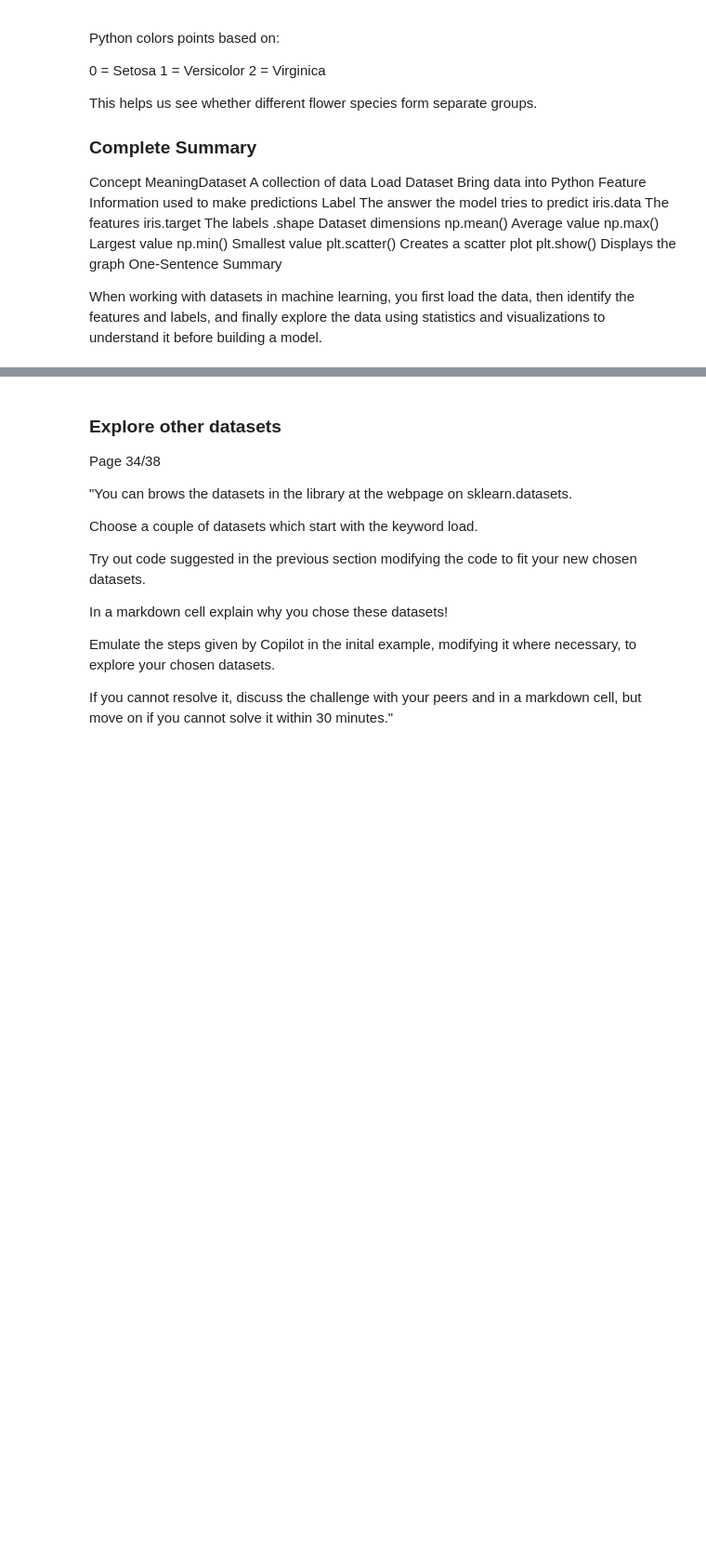
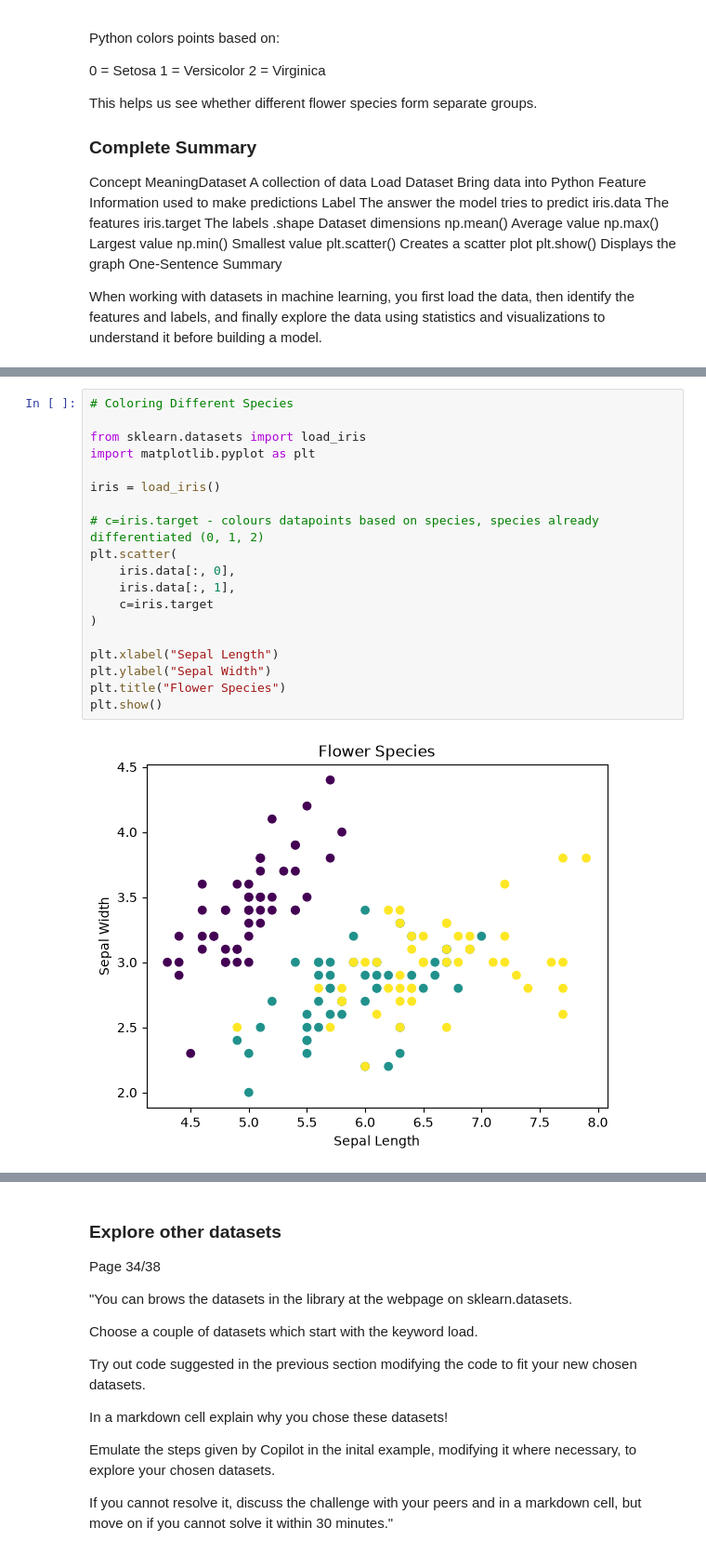
Before and after one commit to hazw15/ai-for-the-arts, a Jupyter notebook: coding_exercises.ipynb, the cells around one changed output, grey strips where cells are left out. Shown at 93% size. Drawn from its saved outputs; the diff is of its cells as text; blank space fills up the shorter version.

```diff
--- a/coding_exercises.ipynb
+++ b/coding_exercises.ipynb
@@ -740,0 +859,21 @@ ModuleNotFoundError: No module named 'sklearn'
+# %%
+# Coloring Different Species
+
+from sklearn.datasets import load_iris
+import matplotlib.pyplot as plt
+
+iris = load_iris()
+
+# c=iris.target - colours datapoints based on species, species already differentiated (0, 1, 2)
+plt.scatter(
+    iris.data[:, 0],
+    iris.data[:, 1],
+    c=iris.target
+)
+
+plt.xlabel("Sepal Length")
+plt.ylabel("Sepal Width")
+plt.title("Flower Species")
+plt.show()
+# %% [output]
+[figure, added]
```
Also changed, not shown: parts of 15 cells of this notebook, 1 other file.
